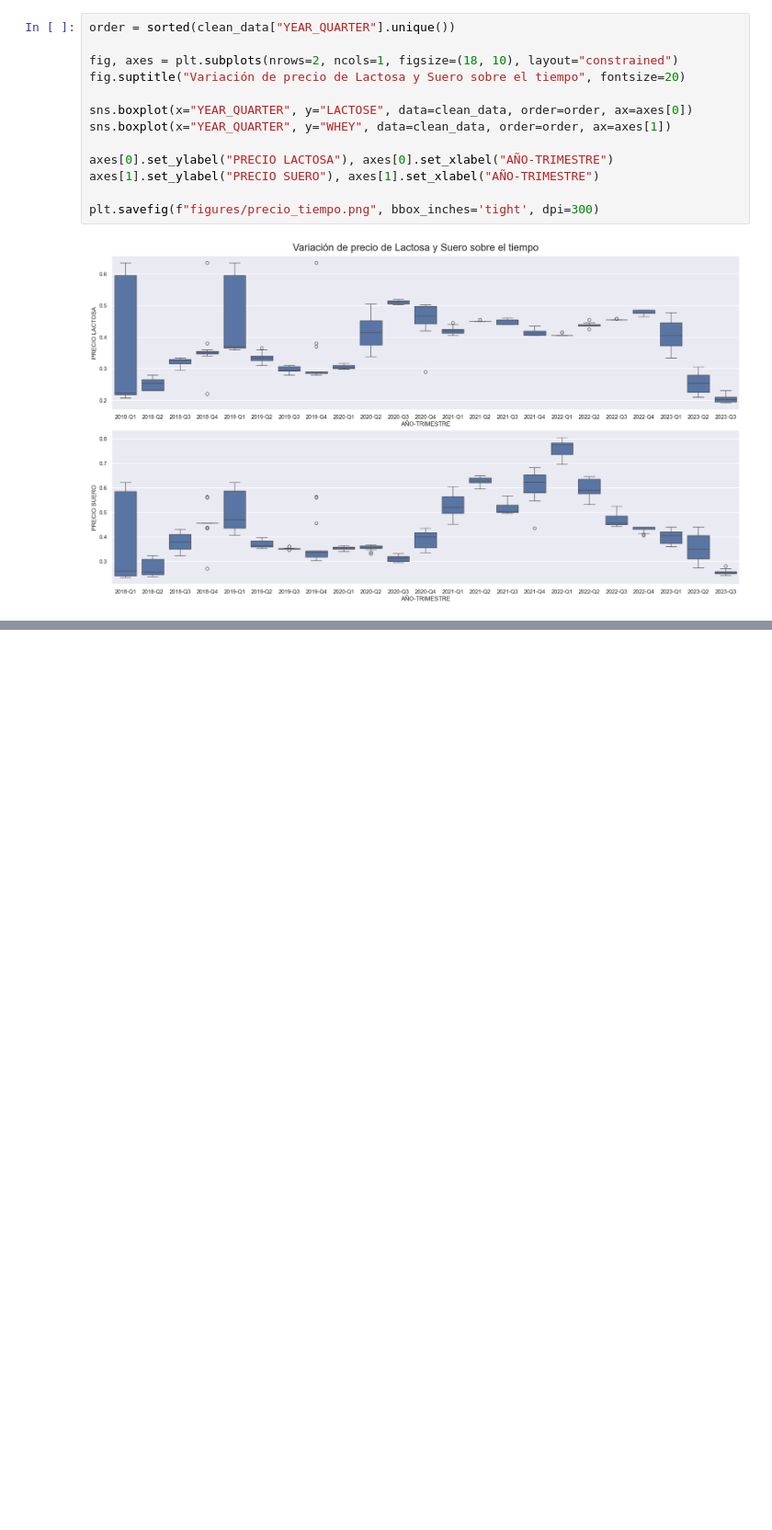
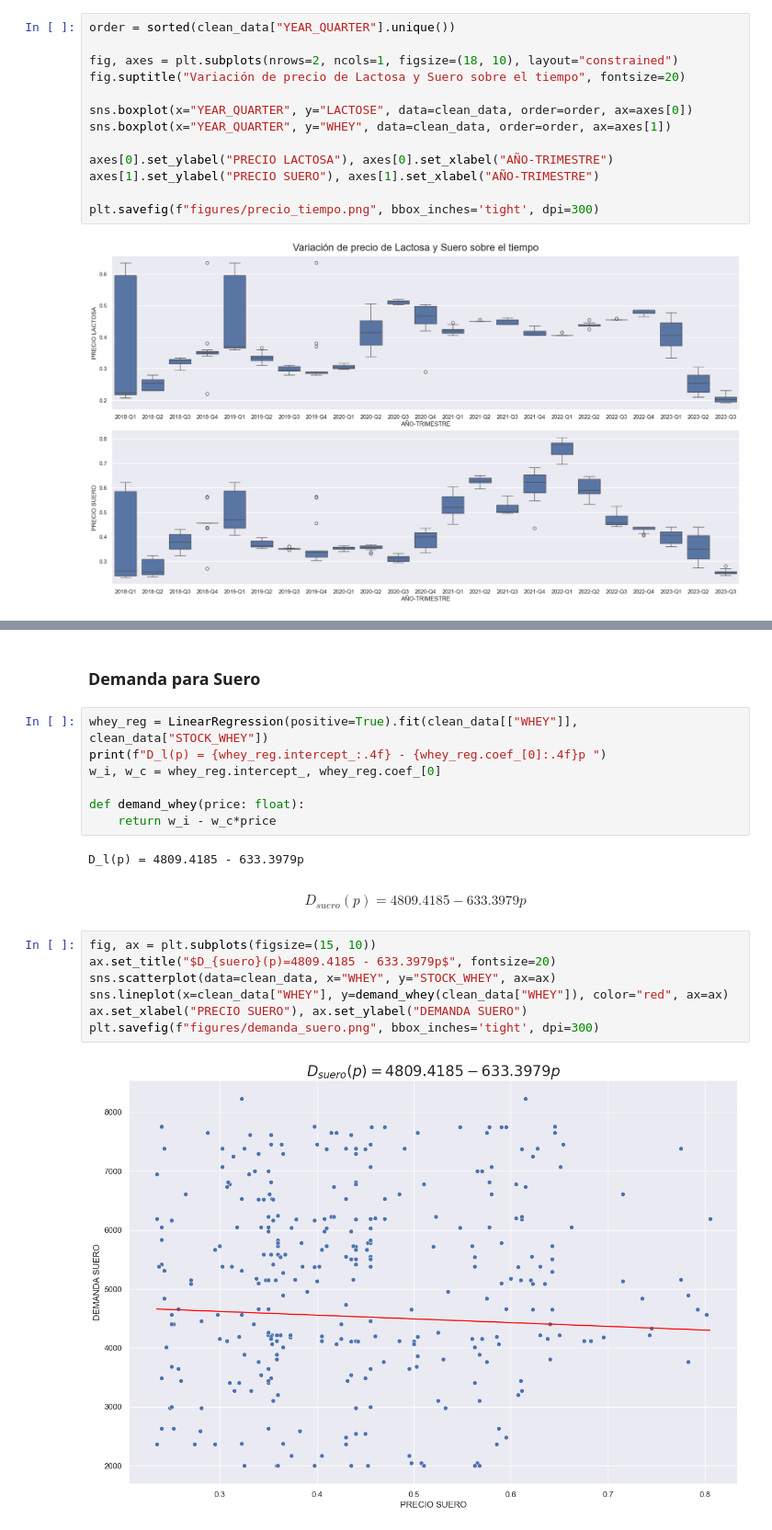
Before and after one commit to EnriqueMC557/426-MCI16-AlgoritmosMetaheuristicos, a Jupyter notebook: E2/E2_EnriqueMenaCamilo.ipynb, the cells around one changed output, grey strips where cells are left out. Shown: that part at 92% size. Cells and saved outputs as stored; diff of their text form; blank space fills up the shorter version.

```diff
--- a/E2/E2_EnriqueMenaCamilo.ipynb
+++ b/E2/E2_EnriqueMenaCamilo.ipynb
@@ -126,0 +209,22 @@ plt.savefig(f"figures/precio_tiempo.png", bbox_inches='tight', dpi=300)
+# %% [markdown]
+### Demanda para Suero
+# %%
+whey_reg = LinearRegression(positive=True).fit(clean_data[["WHEY"]], clean_data["STOCK_WHEY"])
+print(f"D_l(p) = {whey_reg.intercept_:.4f} - {whey_reg.coef_[0]:.4f}p ")
+w_i, w_c = whey_reg.intercept_, whey_reg.coef_[0]
+
+def demand_whey(price: float):
+    return w_i - w_c*price
+# %% [output]
+D_l(p) = 4809.4185 - 633.3979p
+# %% [markdown]
+$$D_{suero}(p)=4809.4185 - 633.3979p$$
+# %%
+fig, ax = plt.subplots(figsize=(15, 10))
+ax.set_title("$D_{suero}(p)=4809.4185 - 633.3979p$", fontsize=20)
+sns.scatterplot(data=clean_data, x="WHEY", y="STOCK_WHEY", ax=ax)
+sns.lineplot(x=clean_data["WHEY"], y=demand_whey(clean_data["WHEY"]), color="red", ax=ax)
+ax.set_xlabel("PRECIO SUERO"), ax.set_ylabel("DEMANDA SUERO")
+plt.savefig(f"figures/demanda_suero.png", bbox_inches='tight', dpi=300)
+# %% [output]
+[figure, added]
```
Also changed, not shown: parts of 16 cells of this notebook, 3 other files.
